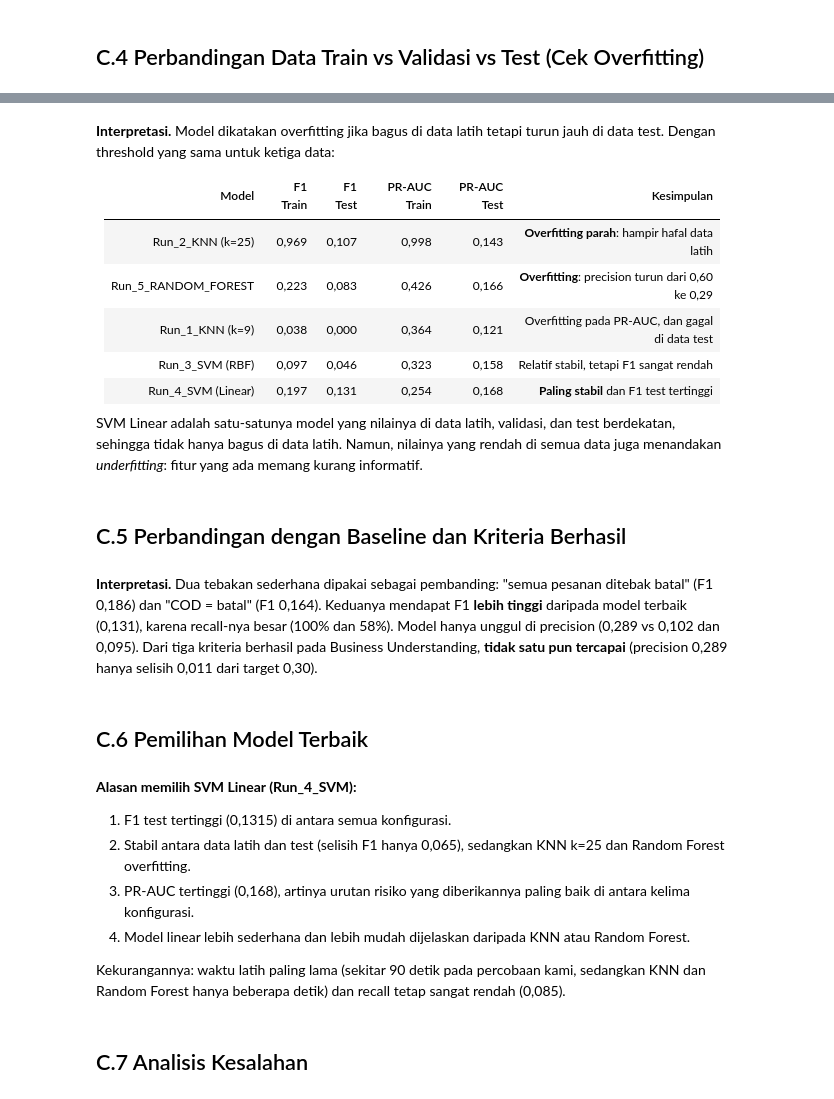
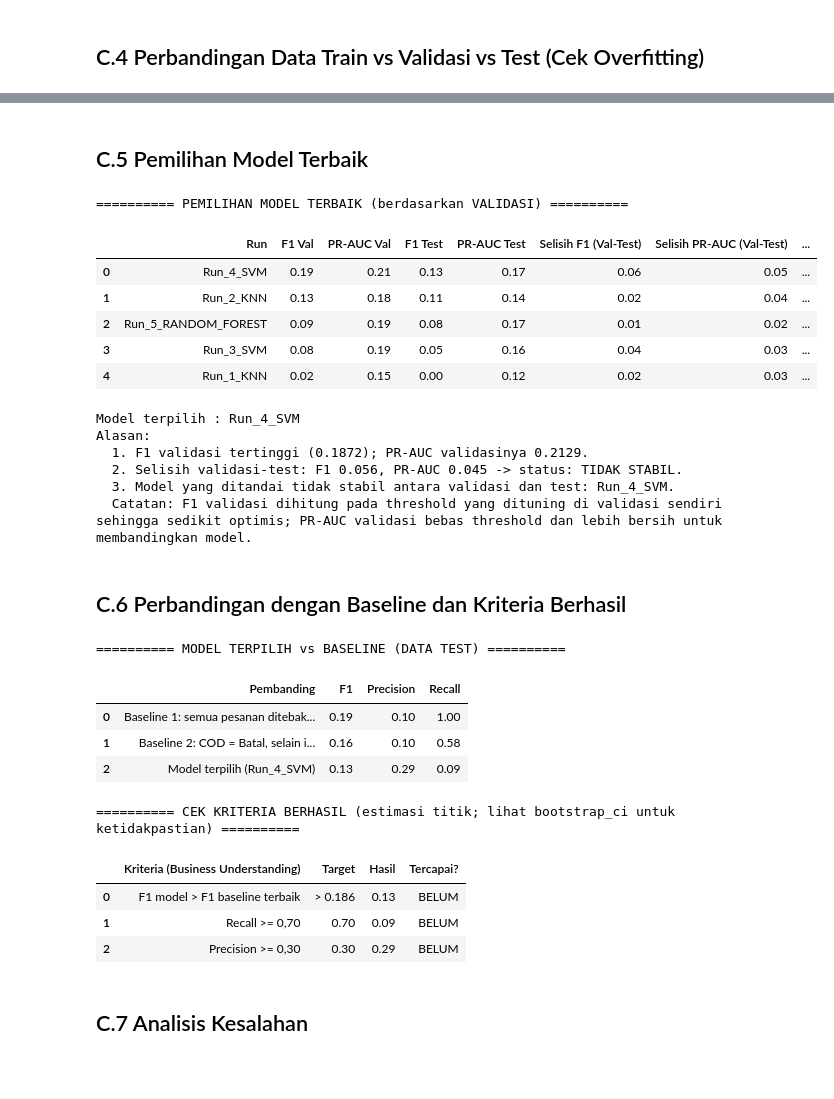
Before and after one commit to Morxidia/17_IF-B_wkwkwk, a Jupyter notebook: main.ipynb, the cells around one changed output, grey strips where cells are left out. Drawn from its saved outputs; the diff is of its cells as text; code cells hidden in the pictures; blank space fills up the shorter version.

```diff
--- a/main.ipynb
+++ b/main.ipynb
@@ -1132,33 +1181,36 @@ tt_df = ev.bandingkan_train_test(all_artifacts, splits)
-# %% [markdown]
-**Interpretasi.** Model dikatakan overfitting jika bagus di data latih tetapi turun jauh di data test. Dengan threshold yang sama untuk ketiga data:
-
-| Model | F1 Train | F1 Test | PR-AUC Train | PR-AUC Test | Kesimpulan |
-|---|---|---|---|---|---|
-| Run_2_KNN (k=25) | 0,969 | 0,107 | 0,998 | 0,143 | **Overfitting parah**: hampir hafal data latih |
-| Run_5_RANDOM_FOREST | 0,223 | 0,083 | 0,426 | 0,166 | **Overfitting**: precision turun dari 0,60 ke 0,29 |
-| Run_1_KNN (k=9) | 0,038 | 0,000 | 0,364 | 0,121 | Overfitting pada PR-AUC, dan gagal di data test |
-| Run_3_SVM (RBF) | 0,097 | 0,046 | 0,323 | 0,158 | Relatif stabil, tetapi F1 sangat rendah |
-| Run_4_SVM (Linear) | 0,197 | 0,131 | 0,254 | 0,168 | **Paling stabil** dan F1 test tertinggi |
-
-SVM Linear adalah satu-satunya model yang nilainya di data latih, validasi, dan test berdekatan, sehingga tidak hanya bagus di data latih. Namun, nilainya yang rendah di semua data juga menandakan *underfitting*: fitur yang ada memang kurang informatif.
 # %% [markdown]
-## C.5 Perbandingan dengan Baseline dan Kriteria Berhasil
+## C.5 Pemilihan Model Terbaik
 # %%
-base_df, cek_df = ev.bandingkan_baseline(summary_df, all_artifacts, splits)
+best = ev.pilih_model_terbaik(summary_df, tt_df)
+# %% [output]
+========== PEMILIHAN MODEL TERBAIK (berdasarkan VALIDASI) ==========
+|  | Run | F1 Val | PR-AUC Val | F1 Test | PR-AUC Test | Selisih F1 (Val-Test) | Selisih PR-AUC (Val-Test) | ... |
+| 0 | Run_4_SVM | 0.19 | 0.21 | 0.13 | 0.17 | 0.06 | 0.05 | ... |
+| 1 | Run_2_KNN | 0.13 | 0.18 | 0.11 | 0.14 | 0.02 | 0.04 | ... |
+| 2 | Run_5_RANDOM_FOREST | 0.09 | 0.19 | 0.08 | 0.17 | 0.01 | 0.02 | ... |
+| 3 | Run_3_SVM | 0.08 | 0.19 | 0.05 | 0.16 | 0.04 | 0.03 | ... |
+| 4 | Run_1_KNN | 0.02 | 0.15 | 0.00 | 0.12 | 0.02 | 0.03 | ... |
+Model terpilih : Run_4_SVM
+Alasan:
+  1. F1 validasi tertinggi (0.1872); PR-AUC validasinya 0.2129.
+  2. Selisih validasi-test: F1 0.056, PR-AUC 0.045 -> status: TIDAK STABIL.
+  3. Model yang ditandai tidak stabil antara validasi dan test: Run_4_SVM.
+  Catatan: F1 validasi dihitung pada threshold yang dituning di validasi sendiri sehingga sedikit optimis; PR-AUC validasi bebas threshold dan lebih bersih untuk membandingkan model.
-# %% [markdown]
-**Interpretasi.** Dua tebakan sederhana dipakai sebagai pembanding: "semua pesanan ditebak batal" (F1 0,186) dan "COD = batal" (F1 0,164). Keduanya mendapat F1 **lebih tinggi** daripada model terbaik (0,131), karena recall-nya besar (100% dan 58%). Model hanya unggul di precision (0,289 vs 0,102 dan 0,095). Dari tiga kriteria berhasil pada Business Understanding, **tidak satu pun tercapai** (precision 0,289 hanya selisih 0,011 dari target 0,30).
 # %% [markdown]
-## C.6 Pemilihan Model Terbaik
+## C.6 Perbandingan dengan Baseline dan Kriteria Berhasil
 # %%
-best = ev.pilih_model_terbaik(summary_df, tt_df)
+base_df, cek_df = ev.bandingkan_baseline(all_artifacts, splits, best["Run"])
+# %% [output]
+========== MODEL TERPILIH vs BASELINE (DATA TEST) ==========
+|  | Pembanding | F1 | Precision | Recall |
+| 0 | Baseline 1: semua pesanan ditebak... | 0.19 | 0.10 | 1.00 |
+| 1 | Baseline 2: COD = Batal, selain i... | 0.16 | 0.10 | 0.58 |
+| 2 | Model terpilih (Run_4_SVM) | 0.13 | 0.29 | 0.09 |
+========== CEK KRITERIA BERHASIL (estimasi titik; lihat bootstrap_ci untuk ketidakpastian) ==========
+|  | Kriteria (Business Understanding) | Target | Hasil | Tercapai? |
+| 0 | F1 model > F1 baseline terbaik | > 0.186 | 0.13 | BELUM |
+| 1 | Recall >= 0,70 | 0.70 | 0.09 | BELUM |
+| 2 | Precision >= 0,30 | 0.30 | 0.29 | BELUM |
-# %% [markdown]
-**Alasan memilih SVM Linear (Run_4_SVM):**
-1. F1 test tertinggi (0,1315) di antara semua konfigurasi.
-2. Stabil antara data latih dan test (selisih F1 hanya 0,065), sedangkan KNN k=25 dan Random Forest overfitting.
-3. PR-AUC tertinggi (0,168), artinya urutan risiko yang diberikannya paling baik di antara kelima konfigurasi.
-4. Model linear lebih sederhana dan lebih mudah dijelaskan daripada KNN atau Random Forest.
-
-Kekurangannya: waktu latih paling lama (sekitar 90 detik pada percobaan kami, sedangkan KNN dan Random Forest hanya beberapa detik) dan recall tetap sangat rendah (0,085).
 # %% [markdown]
 ## C.7 Analisis Kesalahan
 # %%
```
Also changed, not shown: parts of 23 cells of this notebook, 1 other file.
